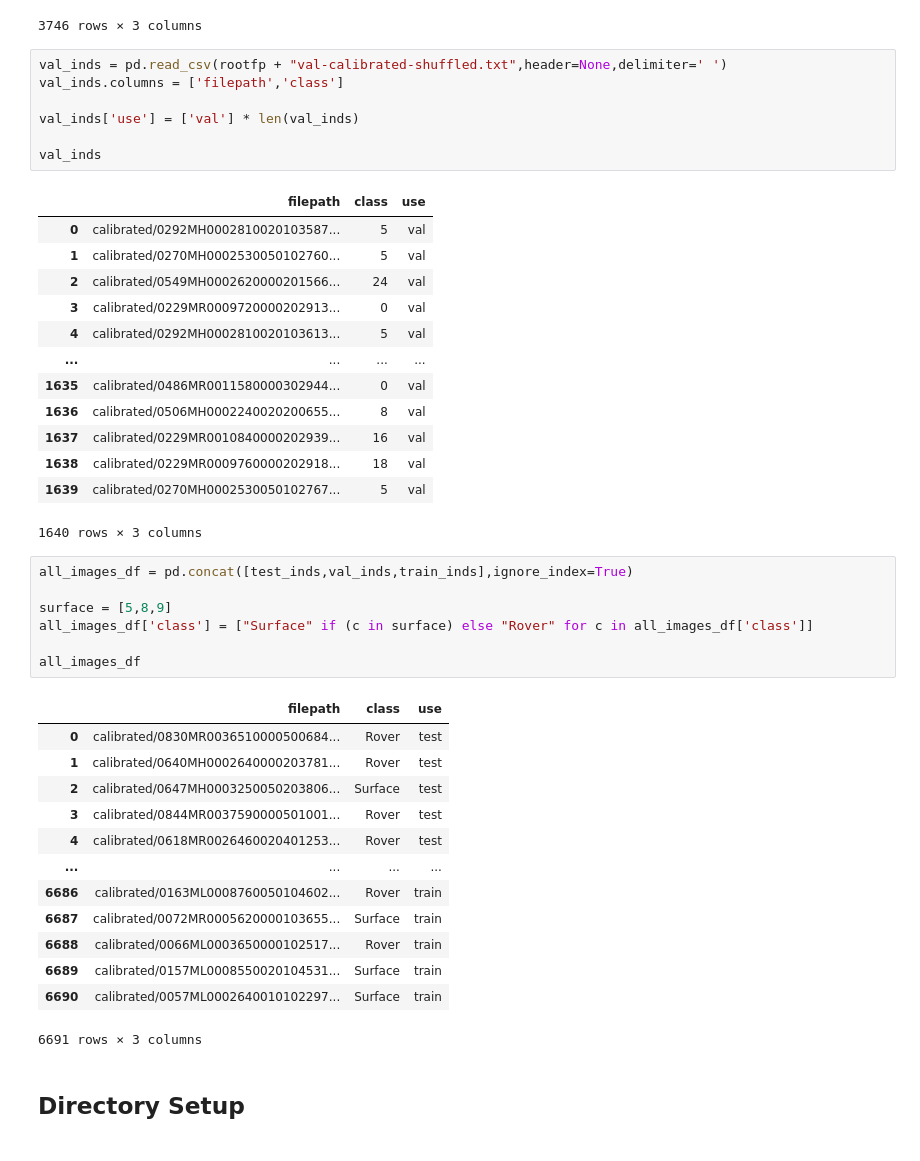
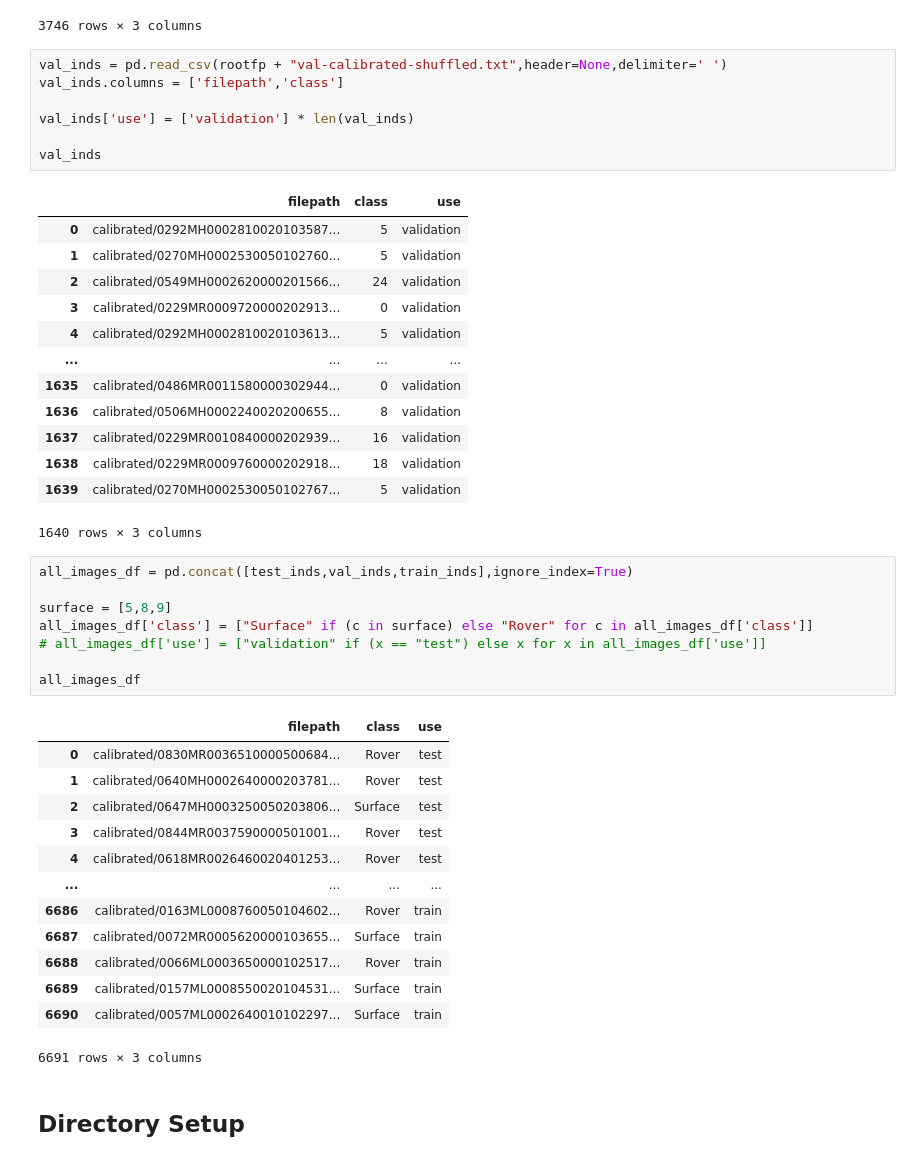
Before and after one commit to jakecupani/marsrover, a Jupyter notebook: Mars_Surface_Image_Classification_Jake_Cupani.ipynb, the cells around one changed output. Drawn from its saved outputs; the diff is of its cells as text.

```diff
--- a/Mars_Surface_Image_Classification_Jake_Cupani.ipynb
+++ b/Mars_Surface_Image_Classification_Jake_Cupani.ipynb
@@ -95,29 +95,30 @@ train_inds
 # %%
 val_inds = pd.read_csv(rootfp + "val-calibrated-shuffled.txt",header=None,delimiter=' ')
 val_inds.columns = ['filepath','class']
 
-val_inds['use'] = ['val'] * len(val_inds)
+val_inds['use'] = ['validation'] * len(val_inds)
 
 val_inds
 # %% [output]
 |  | filepath | class | use |
-| 0 | calibrated/0292MH0002810020103587... | 5 | val |
-| 1 | calibrated/0270MH0002530050102760... | 5 | val |
-| 2 | calibrated/0549MH0002620000201566... | 24 | val |
-| 3 | calibrated/0229MR0009720000202913... | 0 | val |
-| 4 | calibrated/0292MH0002810020103613... | 5 | val |
+| 0 | calibrated/0292MH0002810020103587... | 5 | validation |
+| 1 | calibrated/0270MH0002530050102760... | 5 | validation |
+| 2 | calibrated/0549MH0002620000201566... | 24 | validation |
+| 3 | calibrated/0229MR0009720000202913... | 0 | validation |
+| 4 | calibrated/0292MH0002810020103613... | 5 | validation |
 | ... | ... | ... | ... |
-| 1635 | calibrated/0486MR0011580000302944... | 0 | val |
-| 1636 | calibrated/0506MH0002240020200655... | 8 | val |
-| 1637 | calibrated/0229MR0010840000202939... | 16 | val |
-| 1638 | calibrated/0229MR0009760000202918... | 18 | val |
-| 1639 | calibrated/0270MH0002530050102767... | 5 | val |
+| 1635 | calibrated/0486MR0011580000302944... | 0 | validation |
+| 1636 | calibrated/0506MH0002240020200655... | 8 | validation |
+| 1637 | calibrated/0229MR0010840000202939... | 16 | validation |
+| 1638 | calibrated/0229MR0009760000202918... | 18 | validation |
+| 1639 | calibrated/0270MH0002530050102767... | 5 | validation |
 1640 rows × 3 columns
 # %%
 all_images_df = pd.concat([test_inds,val_inds,train_inds],ignore_index=True)
 
 surface = [5,8,9]
 all_images_df['class'] = ["Surface" if (c in surface) else "Rover" for c in all_images_df['class']]
+# all_images_df['use'] = ["validation" if (x == "test") else x for x in all_images_df['use']]
 
 all_images_df
 # %% [output]
```
Also changed, not shown: parts of 17 cells of this notebook.
